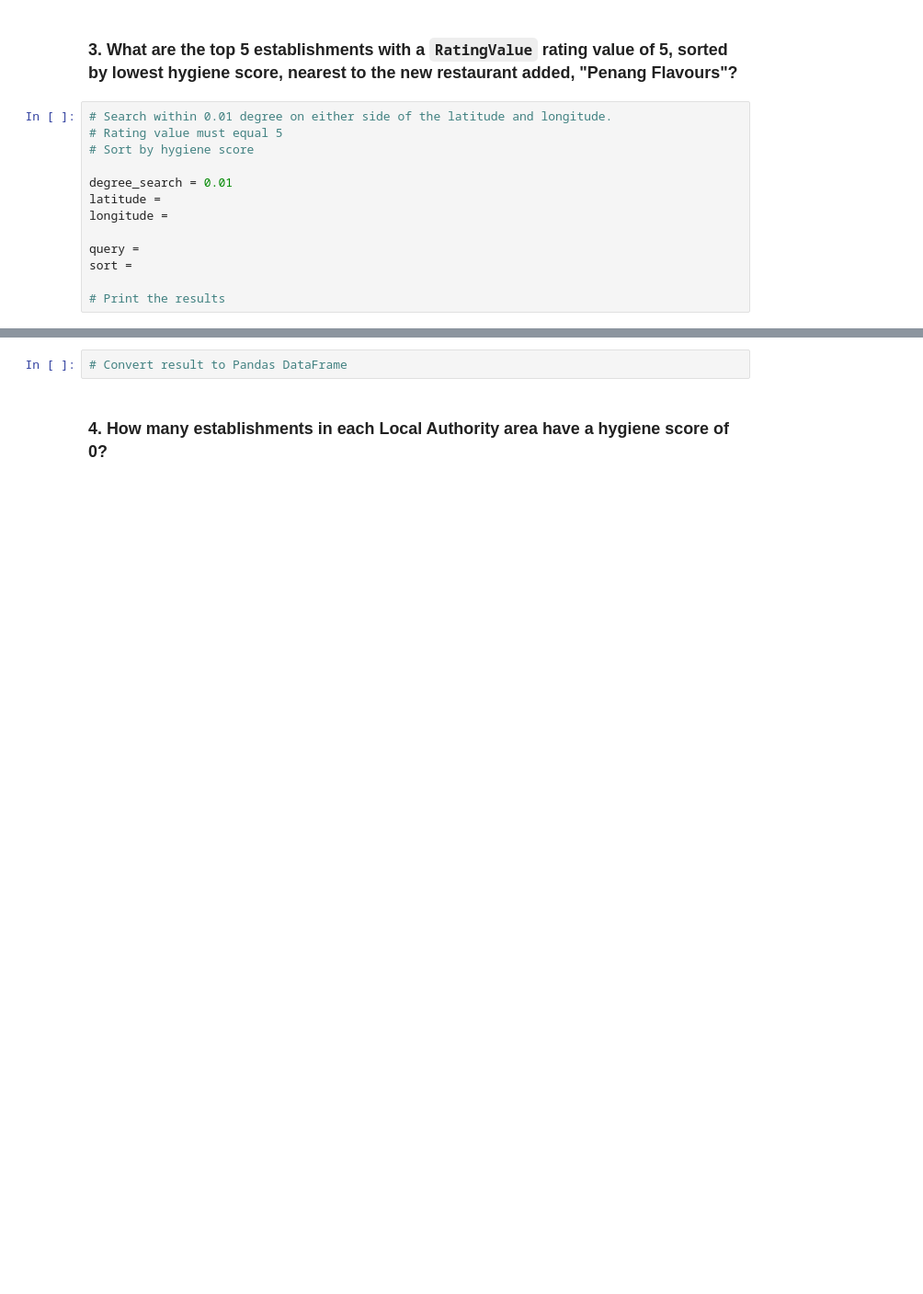
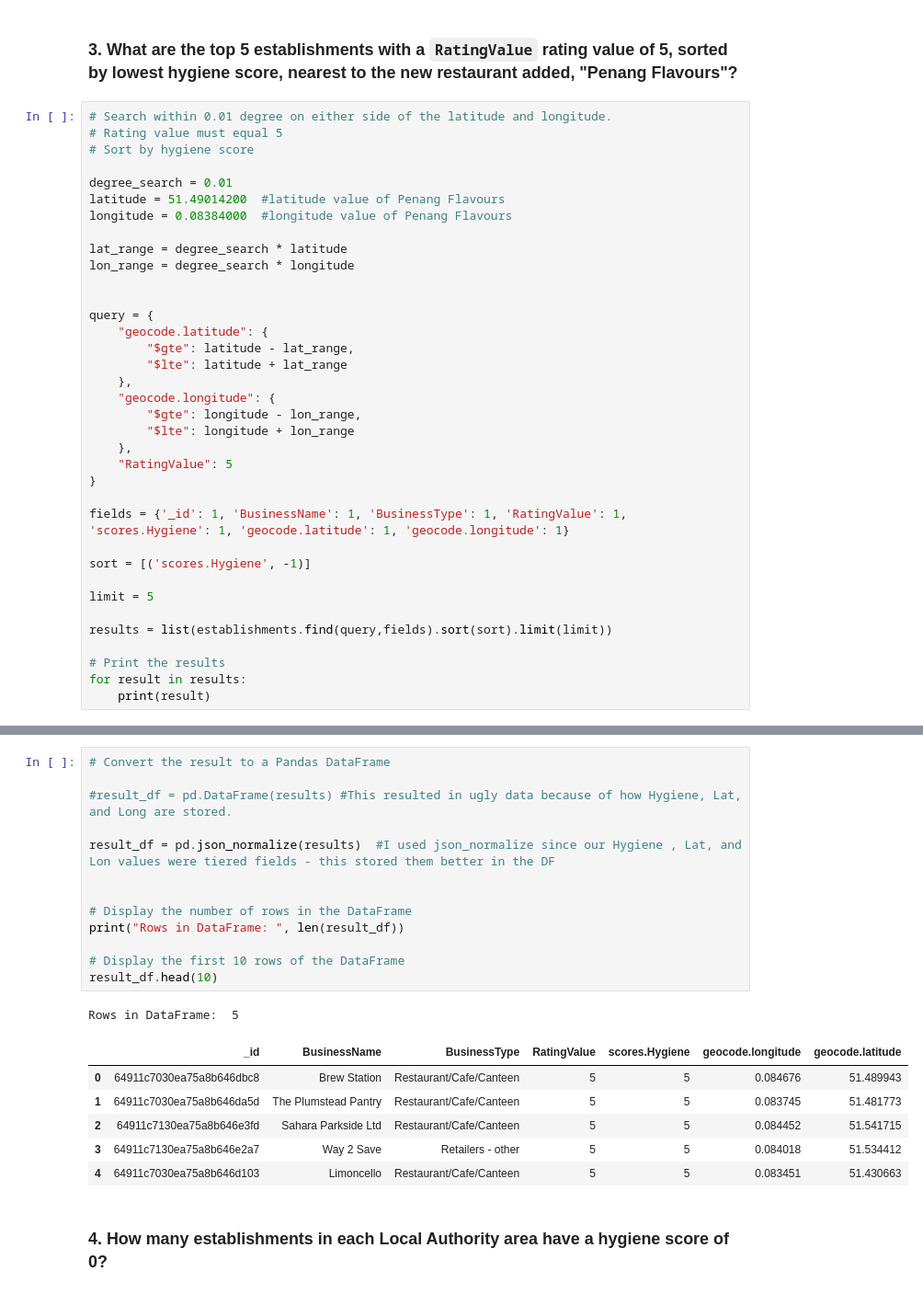
Before and after one commit to azbennett/nosql-challenge, a Jupyter notebook: NoSQL_analysis_starter.ipynb, the cells around one changed output, grey strips where cells are left out. Shown at 92% size. Drawn from its saved outputs; the diff is of its cells as text; blank space fills up the shorter version.

```diff
--- a/NoSQL_analysis_starter.ipynb
+++ b/NoSQL_analysis_starter.ipynb
@@ -70,10 +158,33 @@ query =
 # Sort by hygiene score
 
 degree_search = 0.01
-latitude =
-longitude =
+latitude = 51.49014200  #latitude value of Penang Flavours
+longitude = 0.08384000  #longitude value of Penang Flavours
 
-query =
-sort =
+lat_range = degree_search * latitude
+lon_range = degree_search * longitude
+
+
+query = {
+    "geocode.latitude": {
+        "$gte": latitude - lat_range,
+        "$lte": latitude + lat_range
+    },
+    "geocode.longitude": {
+        "$gte": longitude - lon_range,
+        "$lte": longitude + lon_range
+    },
+    "RatingValue": 5
+}
+
+fields = {'_id': 1, 'BusinessName': 1, 'BusinessType': 1, 'RatingValue': 1, 'scores.Hygiene': 1, 'geocode.latitude': 1, 'geocode.longitude': 1}
+
+sort = [('scores.Hygiene', -1)]
+
+limit = 5
+
+results = list(establishments.find(query,fields).sort(sort).limit(limit))
 
 # Print the results
+for result in results:
+    print(result)
@@ -80,5 +197,24 @@ sort =
 # %%
-# Convert result to Pandas DataFrame
+# Convert the result to a Pandas DataFrame
+
+#result_df = pd.DataFrame(results) #This resulted in ugly data because of how Hygiene, Lat, and Long are stored.
+
+result_df = pd.json_normalize(results)  #I used json_normalize since our Hygiene , Lat, and Lon values were tiered fields - this stored them better in the DF
+
+
+# Display the number of rows in the DataFrame
+print("Rows in DataFrame: ", len(result_df))
+
+# Display the first 10 rows of the DataFrame
+result_df.head(10)
+# %% [output]
+Rows in DataFrame:  5
+|  | _id | BusinessName | BusinessType | RatingValue | scores.Hygiene | geocode.longitude | geocode.latitude |
+| 0 | 64911c7030ea75a8b646dbc8 | Brew Station | Restaurant/Cafe/Canteen | 5 | 5 | 0.084676 | 51.489943 |
+| 1 | 64911c7030ea75a8b646da5d | The Plumstead Pantry | Restaurant/Cafe/Canteen | 5 | 5 | 0.083745 | 51.481773 |
+| 2 | 64911c7130ea75a8b646e3fd | Sahara Parkside Ltd | Restaurant/Cafe/Canteen | 5 | 5 | 0.084452 | 51.541715 |
+| 3 | 64911c7130ea75a8b646e2a7 | Way 2 Save | Retailers - other | 5 | 5 | 0.084018 | 51.534412 |
+| 4 | 64911c7030ea75a8b646d103 | Limoncello | Restaurant/Cafe/Canteen | 5 | 5 | 0.083451 | 51.430663 |
 # %% [markdown]
 ### 4. How many establishments in each Local Authority area have a hygiene score of 0?
 # %%
```
Also changed, not shown: parts of 8 cells of this notebook, 1 other file.
